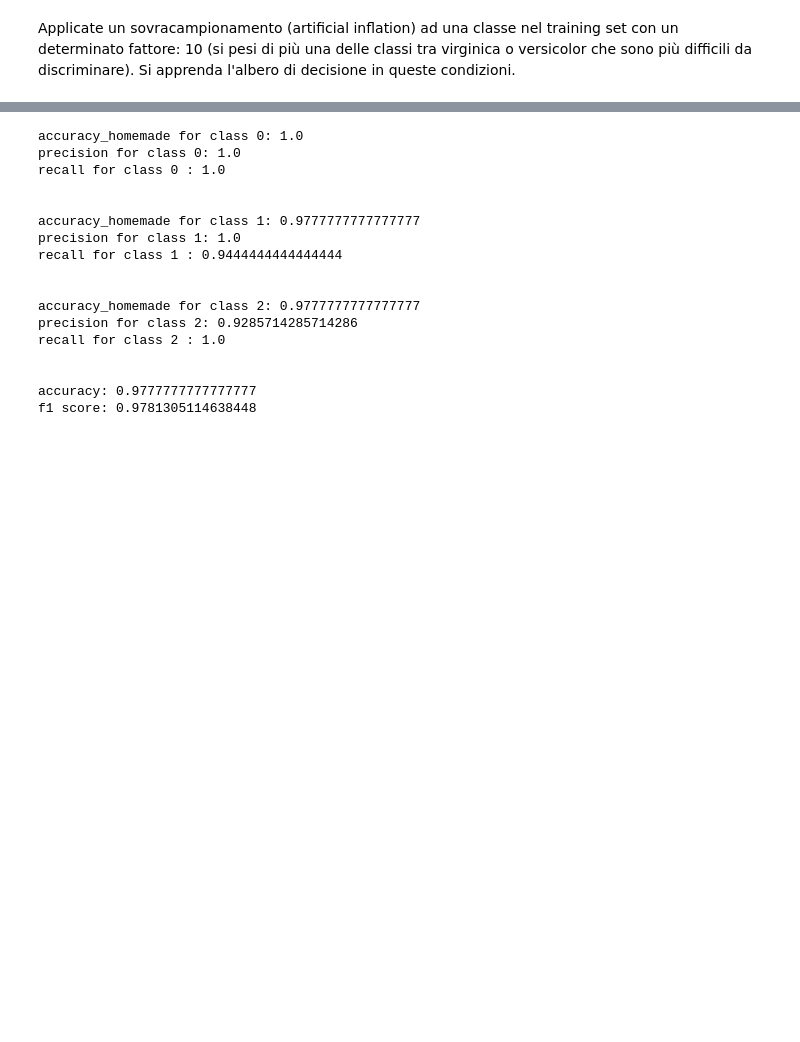
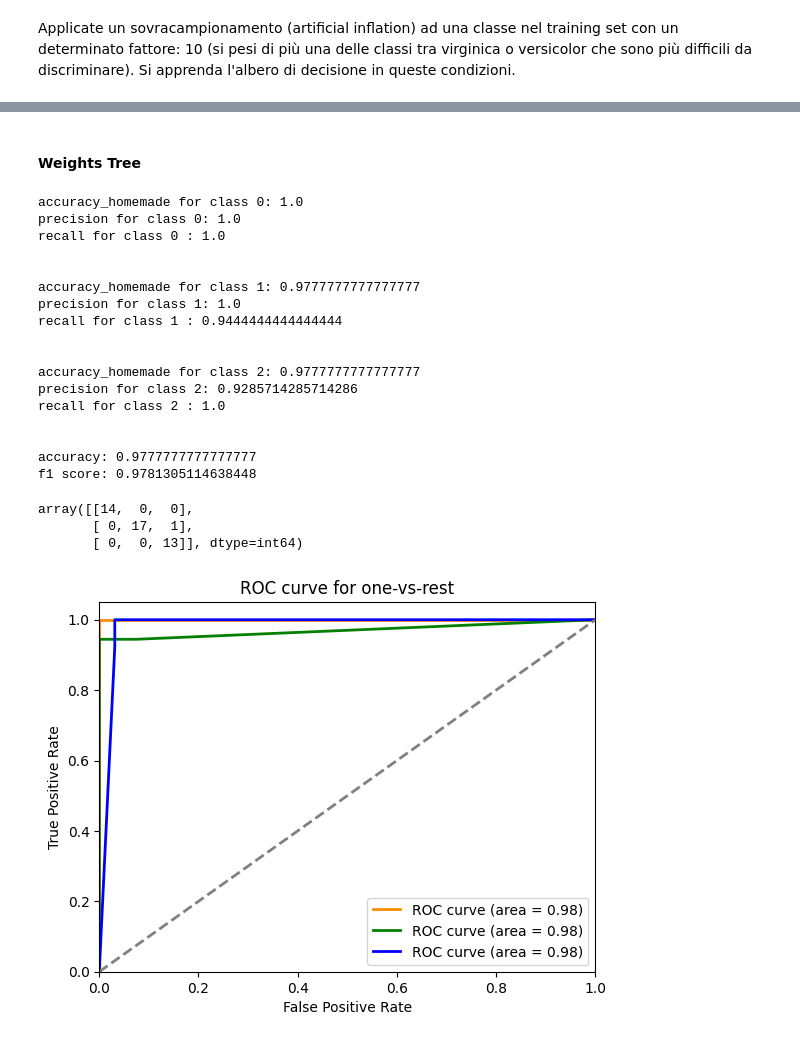
Before and after one commit to Fazzaa/ml_lab, a Jupyter notebook: decision_trees/ex_1_classification_iris.ipynb, the cells around one changed output, grey strips where cells are left out. Drawn from its saved outputs; the diff is of its cells as text; code cells hidden in the pictures; blank space fills up the shorter version.

```diff
--- a/decision_trees/ex_1_classification_iris.ipynb
+++ b/decision_trees/ex_1_classification_iris.ipynb
@@ -211,3 +417,5 @@ f1 score: 0.9558404558404558
+# %% [markdown]
+#### Weights Tree
 # %%
 clf_weights = tree.DecisionTreeClassifier(criterion="entropy",random_state=300,min_samples_leaf=5,class_weight={0:1,1:1,2:10})
 iris = load_iris()
@@ -228,6 +436,8 @@ for i in range(0,3):
 print(f"accuracy: {accuracy_score(y_test, predicted_y_test)}")
 f1 = f1_score(y_test, predicted_y_test, average='macro') # macro means that the score is calculated for each class and then averaged
 print(f"f1 score: {f1}")
+
+confusion_matrix(y_test, predicted_y_test)
 # %% [output]
 accuracy_homemade for class 0: 1.0
 precision for class 0: 1.0
@@ -246,3 +456,6 @@ recall for class 2 : 1.0
 
 accuracy: 0.9777777777777777
 f1 score: 0.9781305114638448
+array([[14,  0,  0],
+       [ 0, 17,  1],
+       [ 0,  0, 13]], dtype=int64)
@@ -248,0 +489,38 @@ f1 score: 0.9781305114638448
+# %%
+plt.figure()
+lw = 2
+
+plt.plot(
+    fpr[0],
+    tpr[0],
+    color="darkorange",
+    lw=lw,
+    label="ROC curve (area = %0.2f)" % roc_auc[2],
+)
+
+plt.plot(
+    fpr[1],
+    tpr[1],
+    color="green",
+    lw=lw,
+    label="ROC curve (area = %0.2f)" % roc_auc[2],
+)
+
+plt.plot(
+    fpr[2],
+    tpr[2],
+    color="blue",
+    lw=lw,
+    label="ROC curve (area = %0.2f)" % roc_auc[2],
+)
+
+plt.plot([0, 1], [0, 1], color="grey", lw=lw, linestyle="--")
+plt.xlim([0.0, 1.0])
+plt.ylim([0.0, 1.05])
+plt.xlabel("False Positive Rate")
+plt.ylabel("True Positive Rate")
+plt.title("ROC curve for one-vs-rest")
+plt.legend(loc="lower right")
+plt.show()
+# %% [output]
+[figure, added]
```
Also changed, not shown: parts of 18 cells of this notebook.
